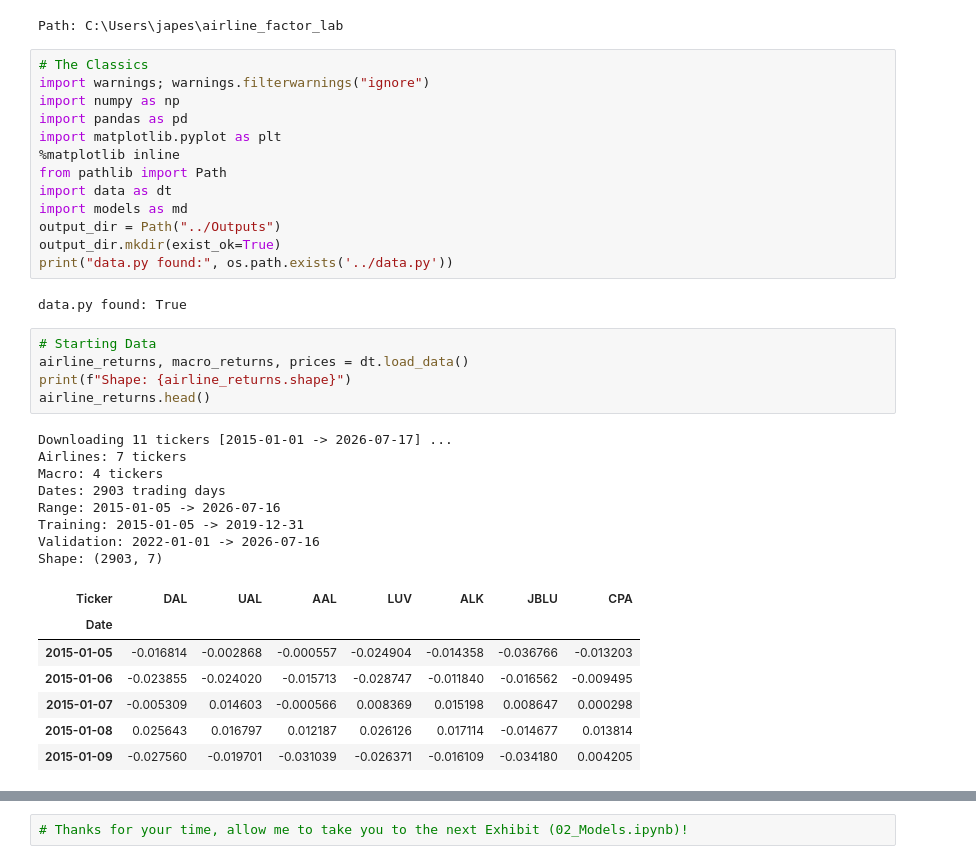
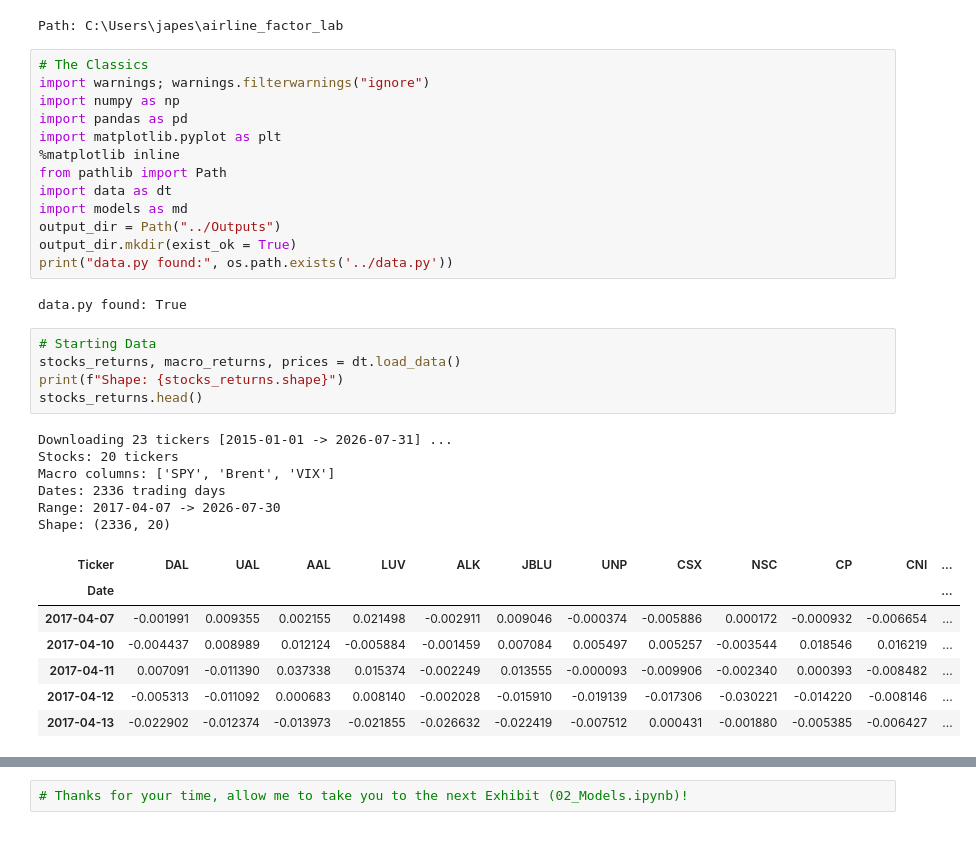
Before and after one commit to japeshwar/US-Transportation-Residual-StatArb, a Jupyter notebook: Notebooks/01_Data.ipynb, the cells around one changed output, grey strips where cells are left out. Saved outputs shown, nothing was run; the diff lists cells and outputs as text.

```diff
--- a/Notebooks/01_Data.ipynb
+++ b/Notebooks/01_Data.ipynb
@@ -30,29 +25,27 @@ from pathlib import Path
 import data as dt
 import models as md
 output_dir = Path("../Outputs")
-output_dir.mkdir(exist_ok=True)
+output_dir.mkdir(exist_ok = True)
 print("data.py found:", os.path.exists('../data.py'))
 # %% [output]
 data.py found: True
 # %%
 # Starting Data
-airline_returns, macro_returns, prices = dt.load_data()
-print(f"Shape: {airline_returns.shape}")
-airline_returns.head()
+stocks_returns, macro_returns, prices = dt.load_data()
+print(f"Shape: {stocks_returns.shape}")
+stocks_returns.head()
 # %% [output]
-Downloading 11 tickers [2015-01-01 -> 2026-07-17] ...
-Airlines: 7 tickers
-Macro: 4 tickers
-Dates: 2903 trading days
-Range: 2015-01-05 -> 2026-07-16
-Training: 2015-01-05 -> 2019-12-31
-Validation: 2022-01-01 -> 2026-07-16
-Shape: (2903, 7)
+Downloading 23 tickers [2015-01-01 -> 2026-07-31] ...
+Stocks: 20 tickers
+Macro columns: ['SPY', 'Brent', 'VIX']
+Dates: 2336 trading days
+Range: 2017-04-07 -> 2026-07-30
+Shape: (2336, 20)
-| Ticker | DAL | UAL | AAL | LUV | ALK | JBLU | CPA |
-| Date |  |  |  |  |  |  |  |
-| 2015-01-05 | -0.016814 | -0.002868 | -0.000557 | -0.024904 | -0.014358 | -0.036766 | -0.013203 |
-| 2015-01-06 | -0.023855 | -0.024020 | -0.015713 | -0.028747 | -0.011840 | -0.016562 | -0.009495 |
-| 2015-01-07 | -0.005309 | 0.014603 | -0.000566 | 0.008369 | 0.015198 | 0.008647 | 0.000298 |
-| 2015-01-08 | 0.025643 | 0.016797 | 0.012187 | 0.026126 | 0.017114 | -0.014677 | 0.013814 |
-| 2015-01-09 | -0.027560 | -0.019701 | -0.031039 | -0.026371 | -0.016109 | -0.034180 | 0.004205 |
+| Ticker | DAL | UAL | AAL | LUV | ALK | JBLU | UNP | CSX | NSC | CP | CNI | ... |
+| Date |  |  |  |  |  |  |  |  |  |  |  | ... |
+| 2017-04-07 | -0.001991 | 0.009355 | 0.002155 | 0.021498 | -0.002911 | 0.009046 | -0.000374 | -0.005886 | 0.000172 | -0.000932 | -0.006654 | ... |
+| 2017-04-10 | -0.004437 | 0.008989 | 0.012124 | -0.005884 | -0.001459 | 0.007084 | 0.005497 | 0.005257 | -0.003544 | 0.018546 | 0.016219 | ... |
+| 2017-04-11 | 0.007091 | -0.011390 | 0.037338 | 0.015374 | -0.002249 | 0.013555 | -0.000093 | -0.009906 | -0.002340 | 0.000393 | -0.008482 | ... |
+| 2017-04-12 | -0.005313 | -0.011092 | 0.000683 | 0.008140 | -0.002028 | -0.015910 | -0.019139 | -0.017306 | -0.030221 | -0.014220 | -0.008146 | ... |
+| 2017-04-13 | -0.022902 | -0.012374 | -0.013973 | -0.021855 | -0.026632 | -0.022419 | -0.007512 | 0.000431 | -0.001880 | -0.005385 | -0.006427 | ... |
 # %%
```
Also changed, not shown: parts of 6 cells of this notebook, 13 other files.
